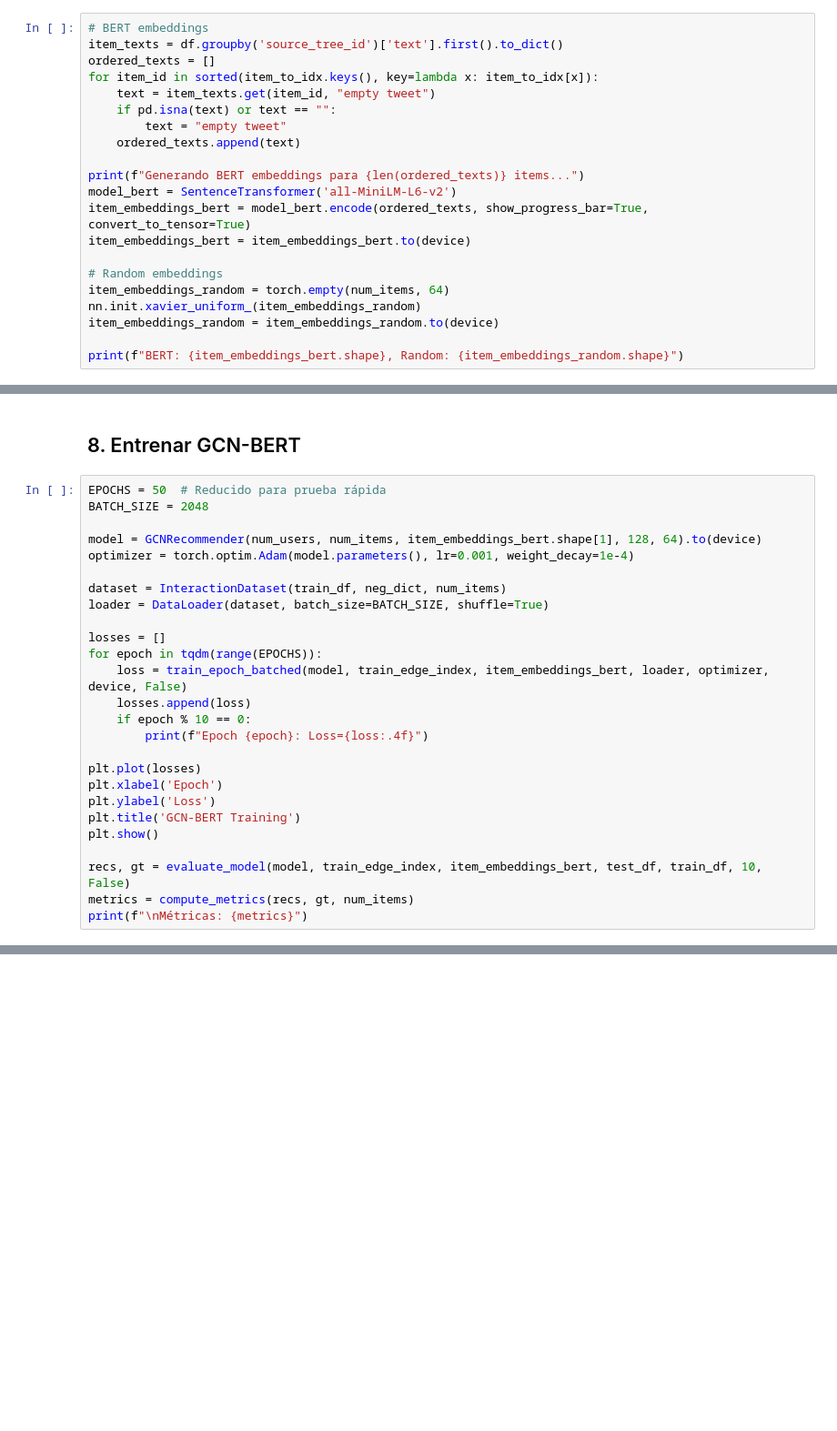
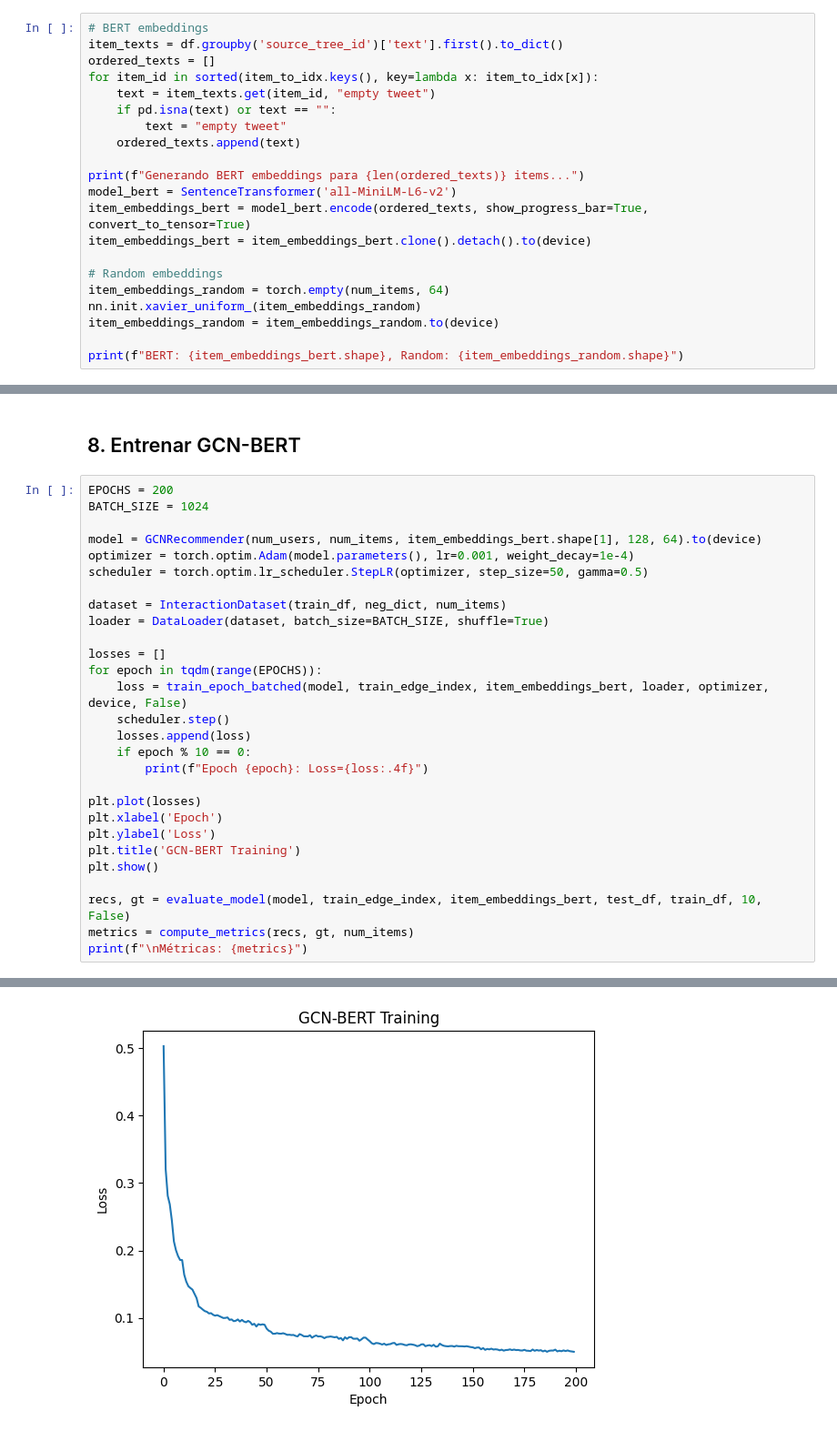
Before and after one commit to aLotOfGluten/IIC3633-Proyecto, a Jupyter notebook: midterm/GNN_training_v2.ipynb, the cells around one changed output, grey strips where cells are left out. Shown at 91% size. Cells and saved outputs as stored; diff of their text form; blank space fills up the shorter version.

```diff
--- a/midterm/GNN_training_v2.ipynb
+++ b/midterm/GNN_training_v2.ipynb
@@ -139,7 +158,7 @@ for item_id in sorted(item_to_idx.keys(), key=lambda x: item_to_idx[x]):
 print(f"Generando BERT embeddings para {len(ordered_texts)} items...")
 model_bert = SentenceTransformer('all-MiniLM-L6-v2')
 item_embeddings_bert = model_bert.encode(ordered_texts, show_progress_bar=True, convert_to_tensor=True)
-item_embeddings_bert = item_embeddings_bert.to(device)
+item_embeddings_bert = item_embeddings_bert.clone().detach().to(device)
 
 # Random embeddings
 item_embeddings_random = torch.empty(num_items, 64)
@@ -296,11 +324,12 @@ print("✓ Evaluación lista")
 # %% [markdown]
 ## 8. Entrenar GCN-BERT
 # %%
-EPOCHS = 50  # Reducido para prueba rápida
-BATCH_SIZE = 2048
+EPOCHS = 200
+BATCH_SIZE = 1024
 
 model = GCNRecommender(num_users, num_items, item_embeddings_bert.shape[1], 128, 64).to(device)
 optimizer = torch.optim.Adam(model.parameters(), lr=0.001, weight_decay=1e-4)
+scheduler = torch.optim.lr_scheduler.StepLR(optimizer, step_size=50, gamma=0.5)
 
 dataset = InteractionDataset(train_df, neg_dict, num_items)
 loader = DataLoader(dataset, batch_size=BATCH_SIZE, shuffle=True)
@@ -308,6 +337,7 @@ loader = DataLoader(dataset, batch_size=BATCH_SIZE, shuffle=True)
 losses = []
 for epoch in tqdm(range(EPOCHS)):
     loss = train_epoch_batched(model, train_edge_index, item_embeddings_bert, loader, optimizer, device, False)
+    scheduler.step()
     losses.append(loss)
     if epoch % 10 == 0:
         print(f"Epoch {epoch}: Loss={loss:.4f}")
@@ -321,3 +351,4 @@ plt.show()
 recs, gt = evaluate_model(model, train_edge_index, item_embeddings_bert, test_df, train_df, 10, False)
 metrics = compute_metrics(recs, gt, num_items)
 print(f"\nMétricas: {metrics}")
+# %% [output]
@@ -323,0 +375 @@ print(f"\nMétricas: {metrics}")
+[figure, added]
```
Also changed, not shown: parts of 10 cells of this notebook.
